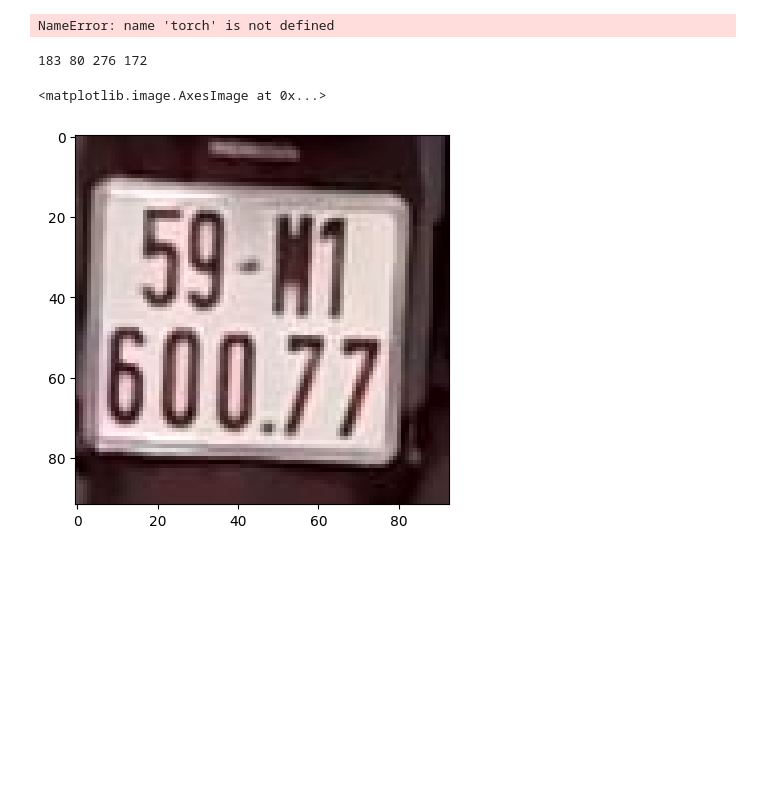
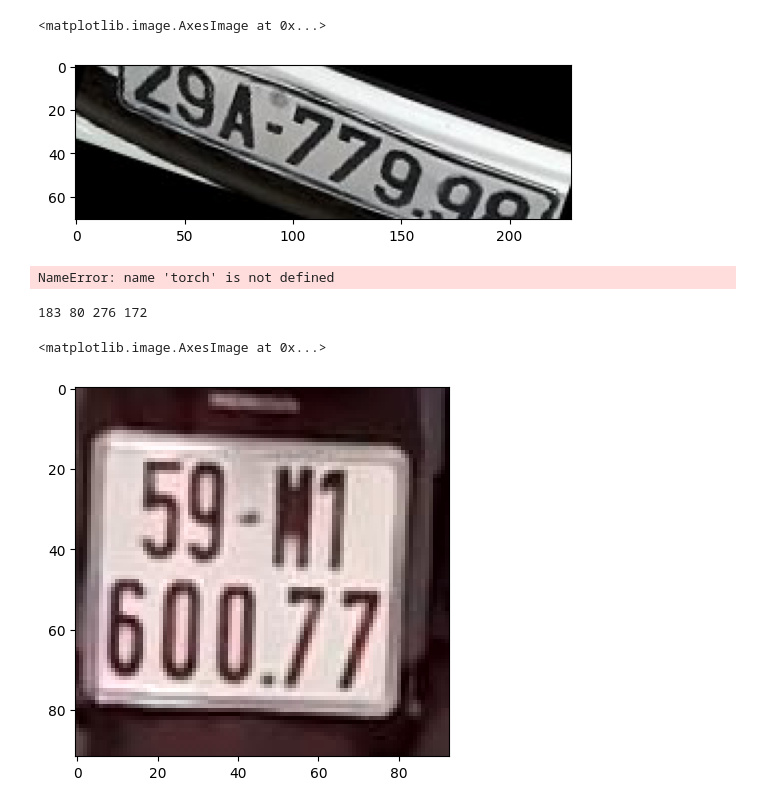
Before and after one commit to daominhkhanh20/LicenceOCR, a Jupyter notebook: drop.ipynb, the cells around one changed output. Drawn from its saved outputs; the diff is of its cells as text; code cells hidden in the pictures; blank space fills up the shorter version.

```diff
--- a/drop.ipynb
+++ b/drop.ipynb
@@ -127,3 +155,28 @@ aug = iaa.SomeOf(2, [
+# %%
+# aug = iaa.SomeOf(2, [
+#     iaa.SomeOf(1, [iaa.Affine(rotate=-45), iaa.Affine(rotate=45)]),
+#     iaa.LinearContrast((0.75, 1.5)),
+#     iaa.AdditiveGaussianNoise(loc=0, scale=(0.0, 0.05*255), per_channel=0.5),
+# ])
+
+import imgaug.augmenters as iaa
+aug = iaa.Sequential([
+    iaa.SomeOf(1, [iaa.Affine(rotate=random.randrange(-25, -10)), iaa.Affine(rotate=random.randrange(10, 25))]),
+    iaa.SomeOf(1, [
+        iaa.AddToHueAndSaturation(value=(-10, 10), per_channel=True),
+        iaa.JpegCompression(compression=(5, 80)),
+        iaa.PiecewiseAffine(scale=(0.01, 0.01))
+    ])
+])
+
+img = cv2.imread('ocr/images/car_AQUA2_77998_checkin_2020-10-28-8-29mNO_N2GaTr.jpg')
+img = np.array(img)
+img = aug.augment_image(img)
+img = Image.fromarray(img)
+plt.imshow(img)
+# %% [output]
+<matplotlib.image.AxesImage at 0x...>
+[figure, added]
 # %%
 transform = ImgAugTransform()
 # %%
```
Also changed, not shown: parts of 11 cells of this notebook, 6 other files.
